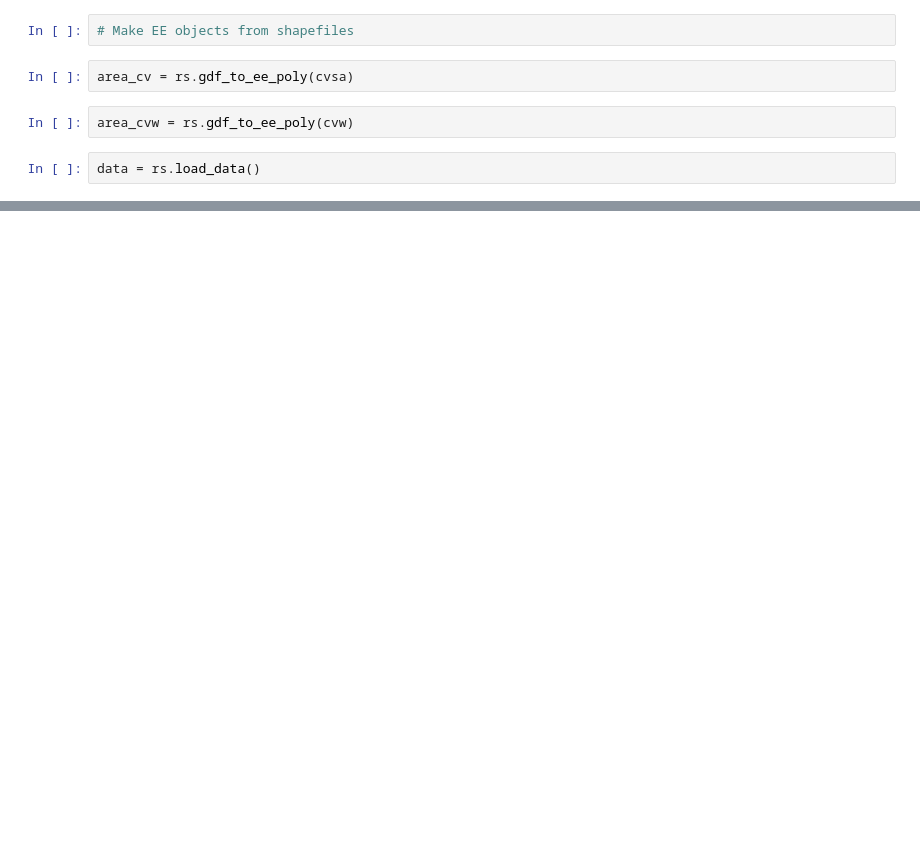
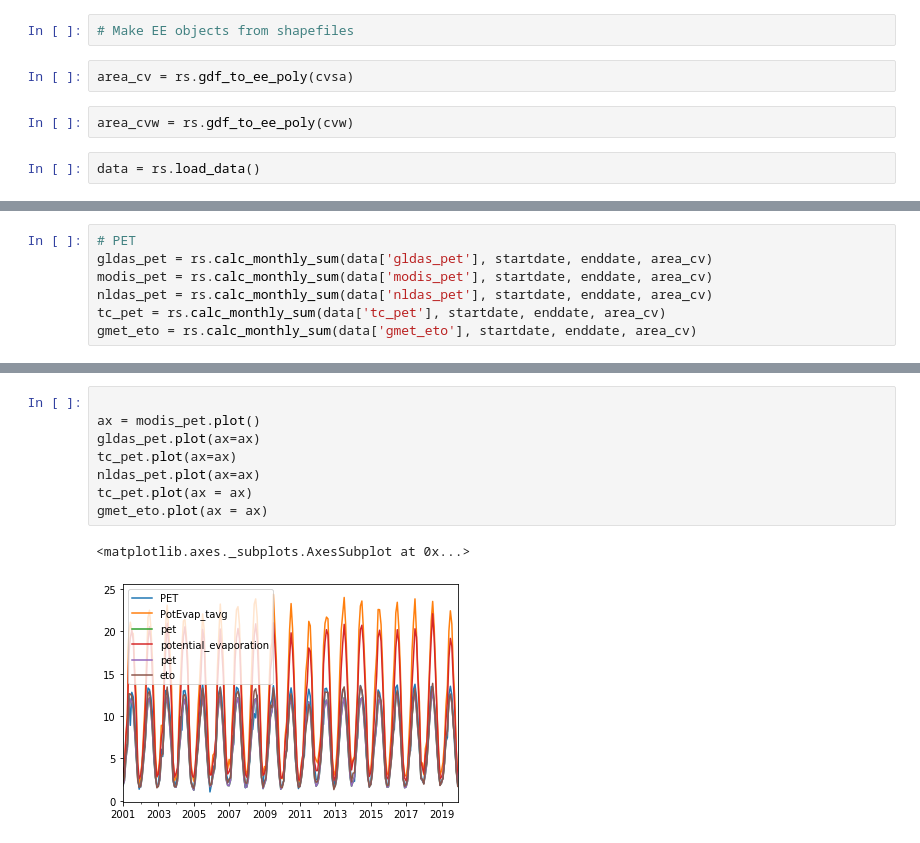
Before and after one commit to kashingtonDC/HyDRA, a Jupyter notebook: code/02_P_R_SM_SWE.ipynb, the cells around one changed output, grey strips where cells are left out. Drawn from its saved outputs; the diff is of its cells as text; blank space fills up the shorter version.

```diff
--- a/code/02_P_R_SM_SWE.ipynb
+++ b/code/02_P_R_SM_SWE.ipynb
@@ -1246,0 +110,7 @@ plt.show()
+# %%
+# PET
+gldas_pet = rs.calc_monthly_sum(data['gldas_pet'], startdate, enddate, area_cv)
+modis_pet = rs.calc_monthly_sum(data['modis_pet'], startdate, enddate, area_cv)
+nldas_pet = rs.calc_monthly_sum(data['nldas_pet'], startdate, enddate, area_cv)
+tc_pet = rs.calc_monthly_sum(data['tc_pet'], startdate, enddate, area_cv)
+gmet_eto = rs.calc_monthly_sum(data['gmet_eto'], startdate, enddate, area_cv)
@@ -1246,0 +132,11 @@ plt.show()
+# %%
+
+ax = modis_pet.plot()
+gldas_pet.plot(ax=ax)
+tc_pet.plot(ax=ax)
+nldas_pet.plot(ax=ax)
+tc_pet.plot(ax = ax)
+gmet_eto.plot(ax = ax)
+# %% [output]
+<matplotlib.axes._subplots.AxesSubplot at 0x...>
+[figure, added]
```
Also changed, not shown: parts of 111 cells of this notebook.
